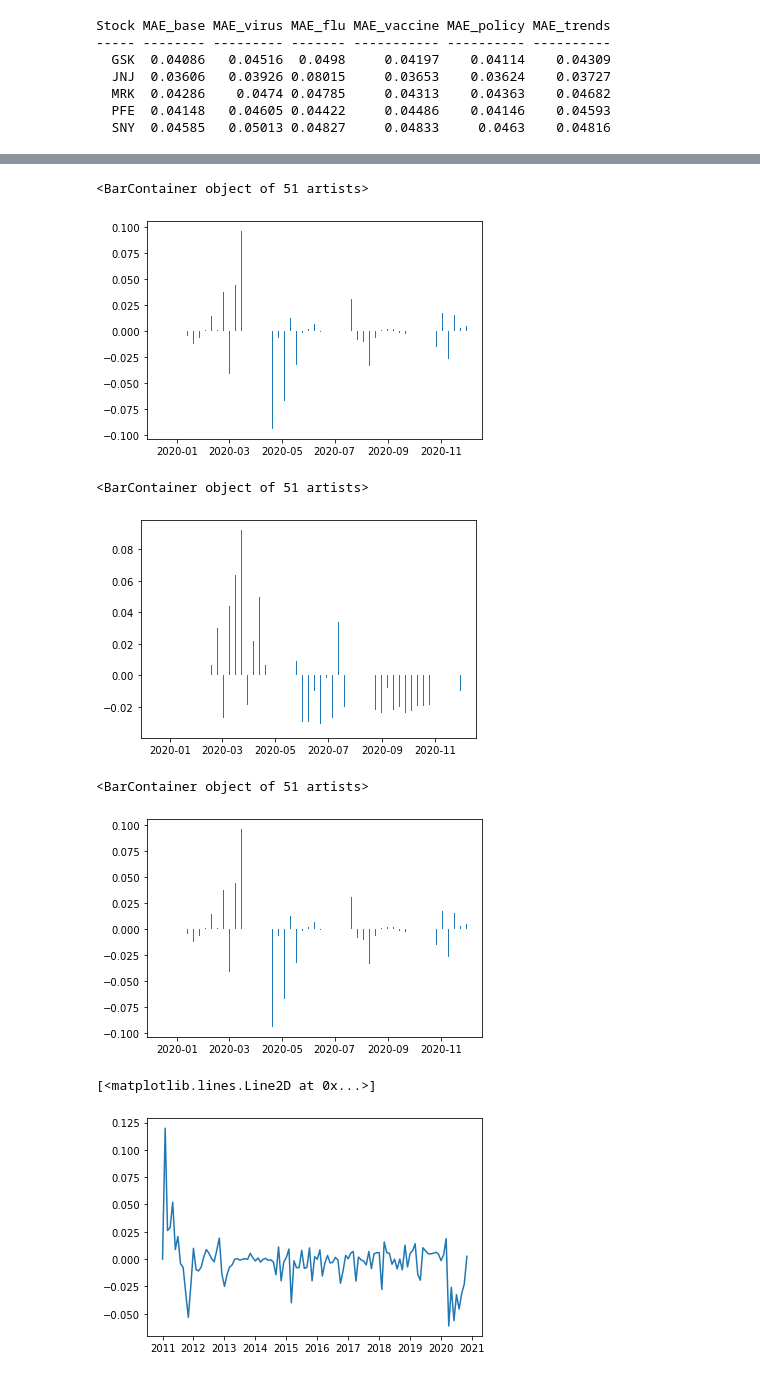
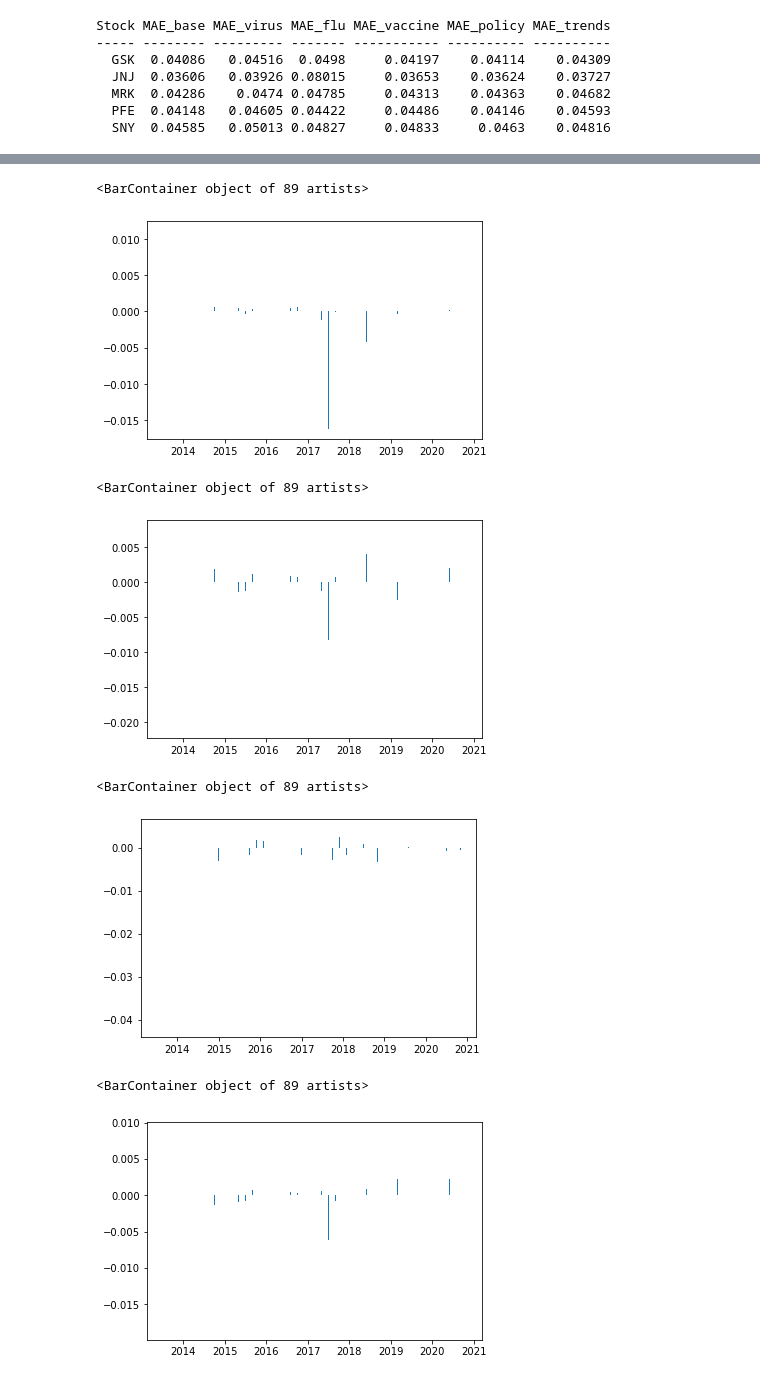
Before and after one commit to epfl-ada/ada-2020-project-milestone-p3-p3_illusions, a Jupyter notebook: extension.ipynb, the cells around one changed output, grey strips where cells are left out. Saved outputs shown, nothing was run; the diff lists cells and outputs as text; code cells hidden in the pictures.

```diff
--- a/extension.ipynb
+++ b/extension.ipynb
@@ -153,7 +104,6 @@ def base_prediction(stock):
         # Implement the model function to predict the value
         yhat = np.dot(model.coef_, [stock.iloc[i+1]['log_Adj_Close']]) + model.intercept_
         # Store the prediction
-        #print(yhat[0])
         pred_base.append(yhat[0])
 
-    return model, pred_base
+    return pred_base
@@ -442,7 +260,7 @@ def trends_prediction(stock):
         # Train the model with the training data set
         model = LinearRegression().fit(temp_x, temp_y)
         # Implement the model function to predict the value
-        yhat = np.dot(model.coef_, [stock.iloc[i+1]['log_Adj_Close'],stock.iloc[i+1]['Virus'],stock.iloc[i+1]['Flu'],stock.iloc[i+1]['Vaccine'],stock.iloc[i+1]['Policy']]) + model.intercept_
+        yhat = np.dot(model.coef_, [stock.iloc[i+1]['log_Adj_Close'],stock.iloc[i+2]['Virus'],stock.iloc[i+2]['Flu'],stock.iloc[i+2]['Vaccine'],stock.iloc[i+2]['Policy']]) + model.intercept_
         # Store the prediction
         pred_trends.append(yhat[0])
     print(model.coef_)
@@ -654,21 +408,21 @@ diff_AE_GSK_t = AE_GSK_b - AE_GSK_va
 # %%
-plt.bar(pd.to_datetime(diff_AE_GSK.index), diff_AE_GSK_va)
+plt.bar(pd.to_datetime(diff_AE_GSK.index[30:]), diff_AE_GSK[30:])
 # %% [output]
-<BarContainer object of 51 artists>
+<BarContainer object of 89 artists>
-[figure, old version]
+[figure, new version]
 # %%
-plt.bar(pd.to_datetime(diff_AE_GSK.index), diff_AE_GSK_vi)
+plt.bar(pd.to_datetime(diff_AE_JNJ[30:].index), diff_AE_JNJ[30:])
 # %% [output]
-<BarContainer object of 51 artists>
+<BarContainer object of 89 artists>
-[figure, old version]
+[figure, new version]
 # %%
-plt.bar(pd.to_datetime(diff_AE_GSK.index), diff_AE_GSK_t)
+plt.bar(pd.to_datetime(diff_AE_MRK[30:].index), diff_AE_MRK[30:])
 # %% [output]
-<BarContainer object of 51 artists>
+<BarContainer object of 89 artists>
-[figure, old version]
+[figure, new version]
 # %%
-plt.plot(pd.to_datetime(diff_AE_GSK.index), diff_AE_GSK)
+plt.bar(pd.to_datetime(diff_AE_PFE[30:].index), diff_AE_PFE[30:])
 # %% [output]
-[<matplotlib.lines.Line2D at 0x...>]
+<BarContainer object of 89 artists>
-[figure, old version]
+[figure, new version]
 # %%
```
Also changed, not shown: parts of 53 cells of this notebook, 6 other files.
